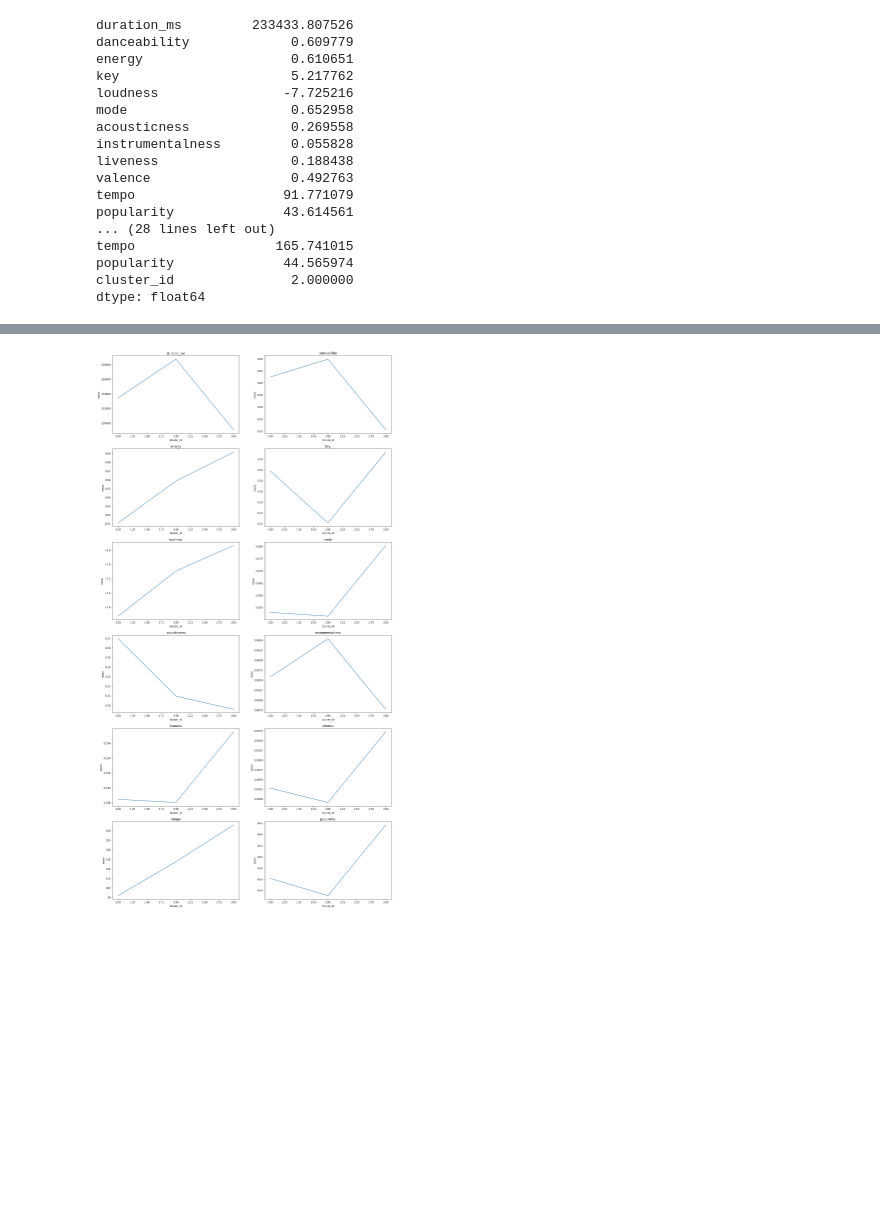
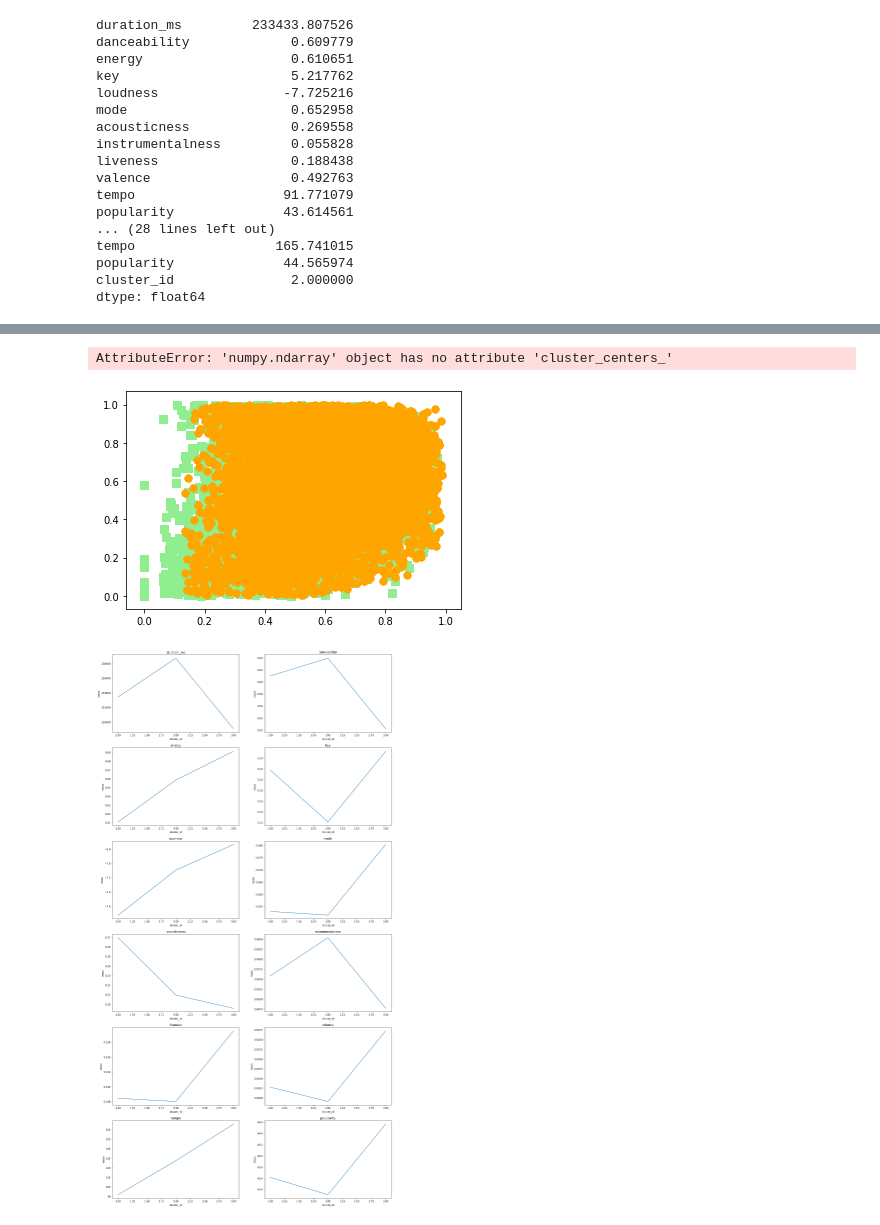
Before and after one commit to hayoungkyung/Spotify-playlist-auto-generator, a Jupyter notebook: Spotify_EDA.ipynb, the cells around one changed output, grey strips where cells are left out. Cells and saved outputs as stored; diff of their text form; code cells hidden in the pictures; blank space fills up the shorter version.

```diff
--- a/Spotify_EDA.ipynb
+++ b/Spotify_EDA.ipynb
@@ -467,3 +492,34 @@ for column in range(len(list_columns_params)):
+# %%
+plt.scatter(sample_params_array[cluster_labels==0,0],
+                    sample_params_array[cluster_labels==0,1],
+                    s=50,
+                    c='lightgreen',
+                    marker='s',
+                    label='cluster 1')
+plt.scatter(sample_params_array[cluster_labels==1,0],
+                   sample_params_array[cluster_labels==1,1],
+                    s=50,
+                    c='orange',
+                    marker='o',
+                    label='cluster 2')
+plt.scatter(sample_params_array[cluster_labels==1,0],
+                   sample_params_array[cluster_labels==1,1],
+                    s=50,
+                    c='orange',
+                    marker='o',
+                    label='cluster 2')
+plt.scatter(sample_params_array.cluster_centers_[:,0],
+                    sample_params_array.cluster_centers_[:,1],
+                    s=250,
+                    marker='*',
+                    c='red',
+                    label='centroids')
+plt.legend()
+plt.grid()
+plt.show()
+# %% [output]
+AttributeError: 'numpy.ndarray' object has no attribute 'cluster_centers_'
+[figure, added]
 # %%
 fig, ax = plt.subplots(6,2, figsize=(20,40))
 axs = ax.ravel()
```
Also changed, not shown: parts of 2 cells of this notebook.
